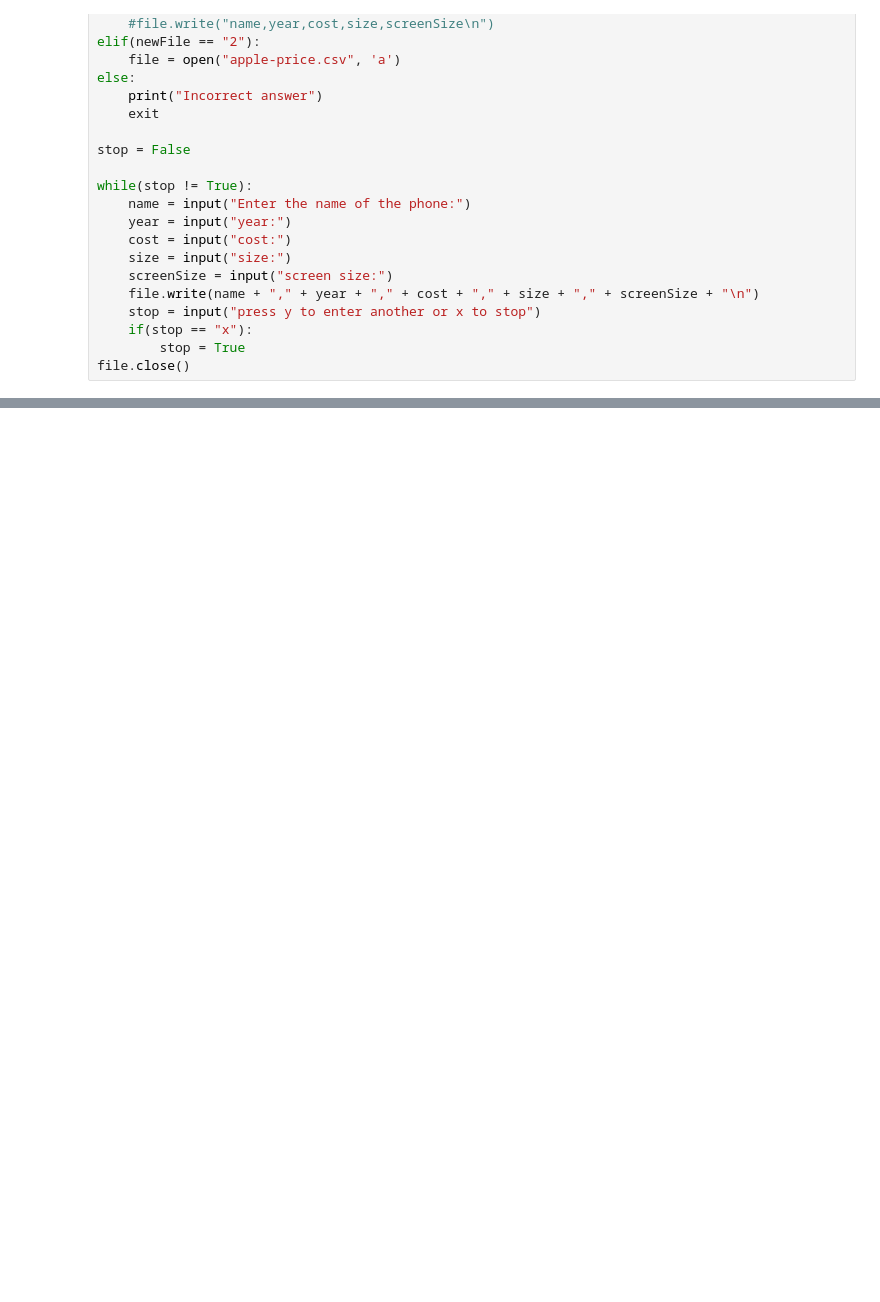
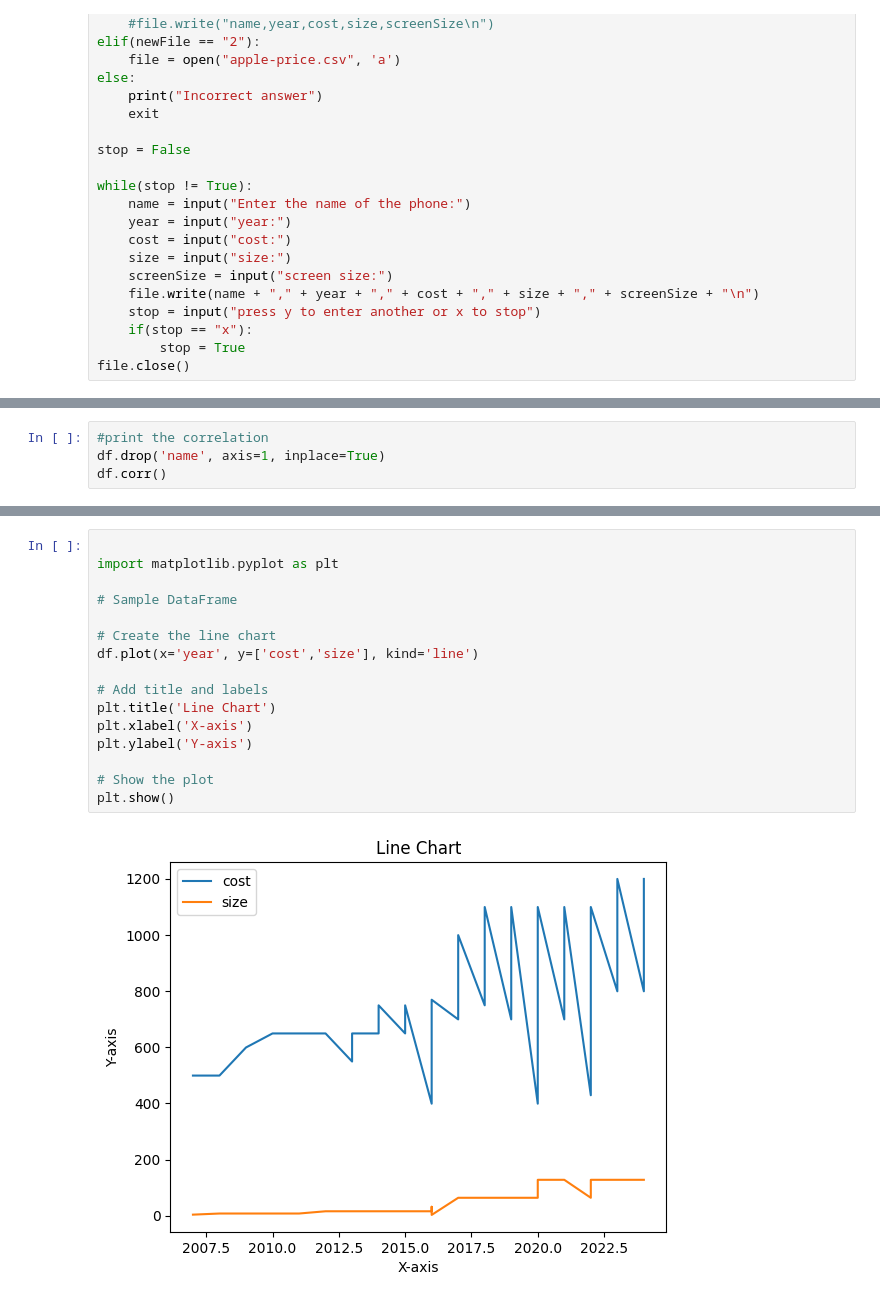
Before and after one commit to Hulkout19/ApplePrediction, a Jupyter notebook: IphoneCost.ipynb, the cells around one changed output, grey strips where cells are left out. Drawn from its saved outputs; the diff is of its cells as text; blank space fills up the shorter version.

Commit message:
adding correlation

```diff
--- a/IphoneCost.ipynb
+++ b/IphoneCost.ipynb
@@ -52,0 +53,4 @@ df.head(35)
+# %%
+#print the correlation
+df.drop('name', axis=1, inplace=True)
+df.corr()
@@ -52,0 +63,18 @@ df.head(35)
+# %%
+
+import matplotlib.pyplot as plt
+
+# Sample DataFrame
+
+# Create the line chart
+df.plot(x='year', y=['cost','size'], kind='line')
+
+# Add title and labels
+plt.title('Line Chart')
+plt.xlabel('X-axis')
+plt.ylabel('Y-axis')
+
+# Show the plot
+plt.show()
+# %% [output]
+[figure, added]
```
Also changed, not shown: parts of 3 cells of this notebook, 1 other file.
